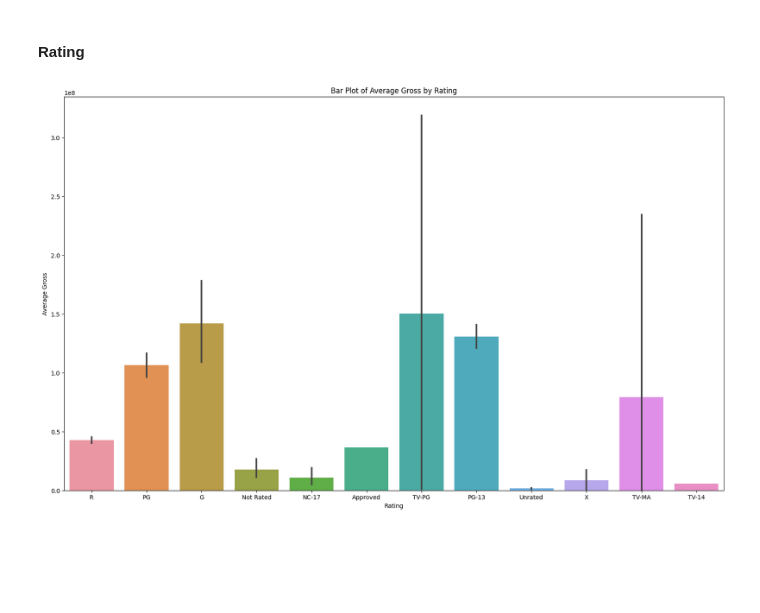
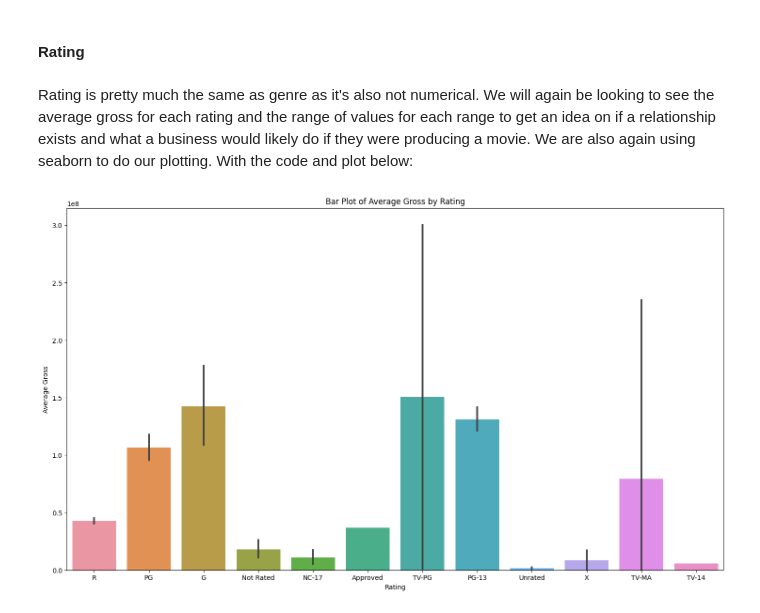
Before and after one commit to jacoborndoff/jacoborndoff.github.io, a Jupyter notebook: FinalProjectDraft (1).ipynb, the cells around one changed output. Saved outputs shown, nothing was run; the diff lists cells and outputs as text; code cells hidden in the pictures; blank space fills up the shorter version.

```diff
--- a/FinalProjectDraft (1).ipynb
+++ b/FinalProjectDraft (1).ipynb
@@ -261,11 +252,22 @@ strong multicollinearity problems or that the design matrix is singular.
 # %% [markdown]
 <h4 id="rating"> Rating </h4>
+# %% [markdown]
+<p>Rating is pretty much the same as genre as it's also not numerical. We will again be looking to see the average gross for each rating and the range of values for each range to get an idea on if a relationship exists and what a business would likely do if they were producing a movie. We are also again using seaborn to do our plotting. With the code and plot below:</p>
 # %%
-fig, ax3 = plt.subplots(figsize=(20,12))
+# Taking a look at average gross by rating
+
+# Setting the size of our plot
+fig, ax3 = plt.subplots(figsize=(18,10))
+
+# Using seaborn to obtain the average gross per rating and to plot it
 sns.barplot(data=movie_data, x="rating", y="gross")
+
+# Setting labels for the plot
 ax3.set_xlabel("Rating")
 ax3.set_ylabel("Average Gross")
 ax3.set_title("Bar Plot of Average Gross by Rating")
+
+# Showing the plot
 plt.show()
 # %% [output]
-[figure, old version]
+[figure, new version]
```
Also changed, not shown: parts of 30 cells of this notebook, 1 other file.
